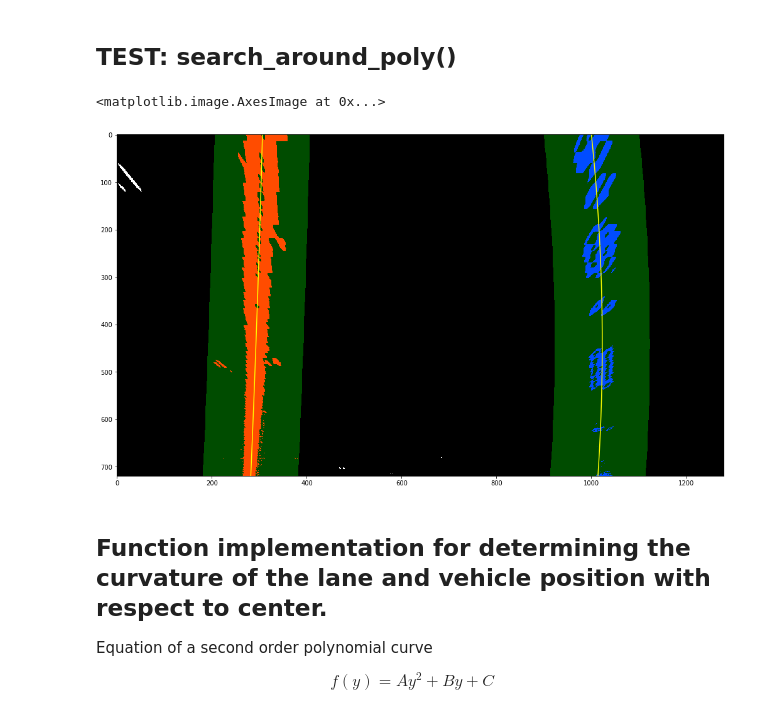
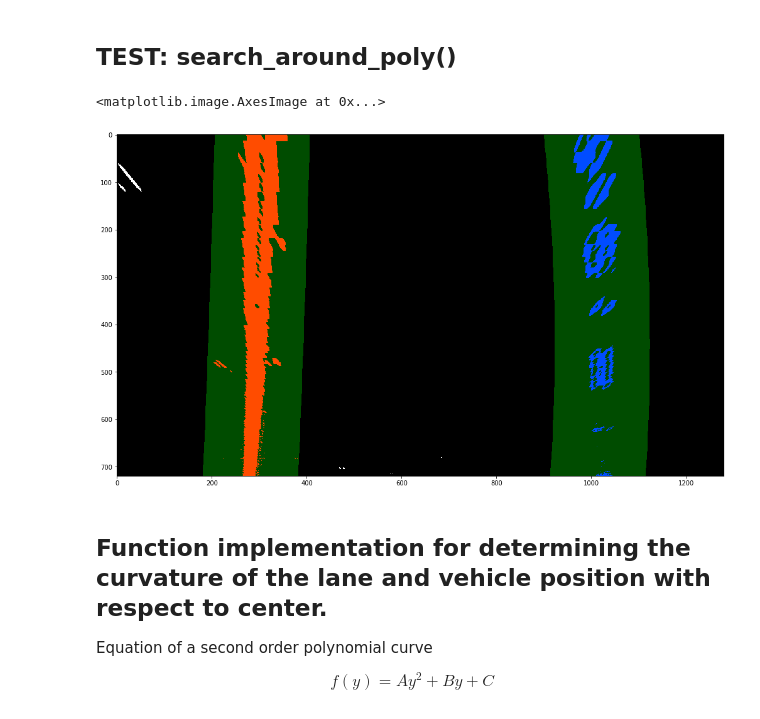
Before and after one commit to arunchavan89/CarND-Advanced-Lane-Lines, a Jupyter notebook: advanced_lane_detection.ipynb, the cells around one changed output. Saved outputs shown, nothing was run; the diff lists cells and outputs as text; code cells hidden in the pictures.

```diff
--- a/advanced_lane_detection.ipynb
+++ b/advanced_lane_detection.ipynb
@@ -319,8 +319,8 @@ def fit_polynomial(binary_warped):
         right_fitx = 1*ploty**2 + 1*ploty
 
     # Plots the left and right polynomials on the lane lines
-    plt.plot(left_fitx, ploty, color='yellow')
-    plt.plot(right_fitx, ploty, color='yellow')
+    #plt.plot(left_fitx, ploty, color='yellow')
+    #plt.plot(right_fitx, ploty, color='yellow')
 
     return out_img,left_fit, right_fit
 # %% [markdown]
@@ -362,7 +362,7 @@ def fit_poly(img_shape, leftx, lefty, rightx, righty):
     left_fitx = left_fit[0]*ploty**2 + left_fit[1]*ploty + left_fit[2]
     right_fitx = right_fit[0]*ploty**2 + right_fit[1]*ploty + right_fit[2]
 
-    return left_fitx, right_fitx, ploty
+    return left_fitx, right_fitx, ploty, left_fit, right_fit
 
 def search_around_poly(binary_warped, left_fit, right_fit):
     # HYPERPARAMETER
@@ -396,7 +396,7 @@ def search_around_poly(binary_warped, left_fit, right_fit):
     righty = nonzeroy[right_lane_inds]
 
     # Fit new polynomials
-    left_fitx, right_fitx, ploty = fit_poly(binary_warped.shape, leftx, lefty, rightx, righty)
+    left_fitx, right_fitx, ploty, left_fit, right_fit = fit_poly(binary_warped.shape, leftx, lefty, rightx, righty)
 
     ## Visualization ##
     # Create an image to draw on and an image to show the selection window
@@ -421,36 +421,36 @@ def search_around_poly(binary_warped, left_fit, right_fit):
     result = cv2.addWeighted(out_img, 1, window_img, 0.3, 0)
 
     # Plot the polynomial lines onto the image
-    plt.plot(left_fitx, ploty, color='yellow')
-    plt.plot(right_fitx, ploty, color='yellow')
+    #plt.plot(left_fitx, ploty, color='yellow')
+    #plt.plot(right_fitx, ploty, color='yellow')
     ## End visualization steps ##
 
-    return result
+    return result, left_fit, right_fit
 # %% [markdown]
 ## TEST: search_around_poly()
 # %%
 # Undistort Test Images
 undistorted_image = plt_img.imread("examples/undistorted_image.jpg")
 
 # Binary image creation
 binay_image = binary_image_creation(undistorted_image, sx_thresh=(20, 100), s_thresh=(170, 255))
 
 # Pixel points on the road in the input image
 src = np.float32([[260, 670], [590, 450], [690, 450], [1050, 670]])
 # Points where the input image is to be transformed
 dst = np.float32([[260, 719], [260, 0], [1050, 0], [1050, 719]])
 
 # # Perspective Transformation
 binary_warped = perspective_transform(src, dst, binay_image)
 
 left_fit = [-5.79451128e-06, -3.29676456e-02,  3.08629541e+02]
 right_fit = [-1.24089778e-04,  1.21733361e-01,  9.98608657e+02]
 
-result = search_around_poly(binary_warped, left_fit, right_fit)
+result, left_fit, right_fit = search_around_poly(binary_warped, left_fit, right_fit)
 plt.imshow(result)
 # %% [output]
 <matplotlib.image.AxesImage at 0x...>
-[figure, old version]
+[figure, new version]
 # %% [markdown]
 ## Function implementation for determining the curvature of the lane and vehicle position with respect to center.
 
```
Also changed, not shown: parts of 14 cells of this notebook, 3 other files.
